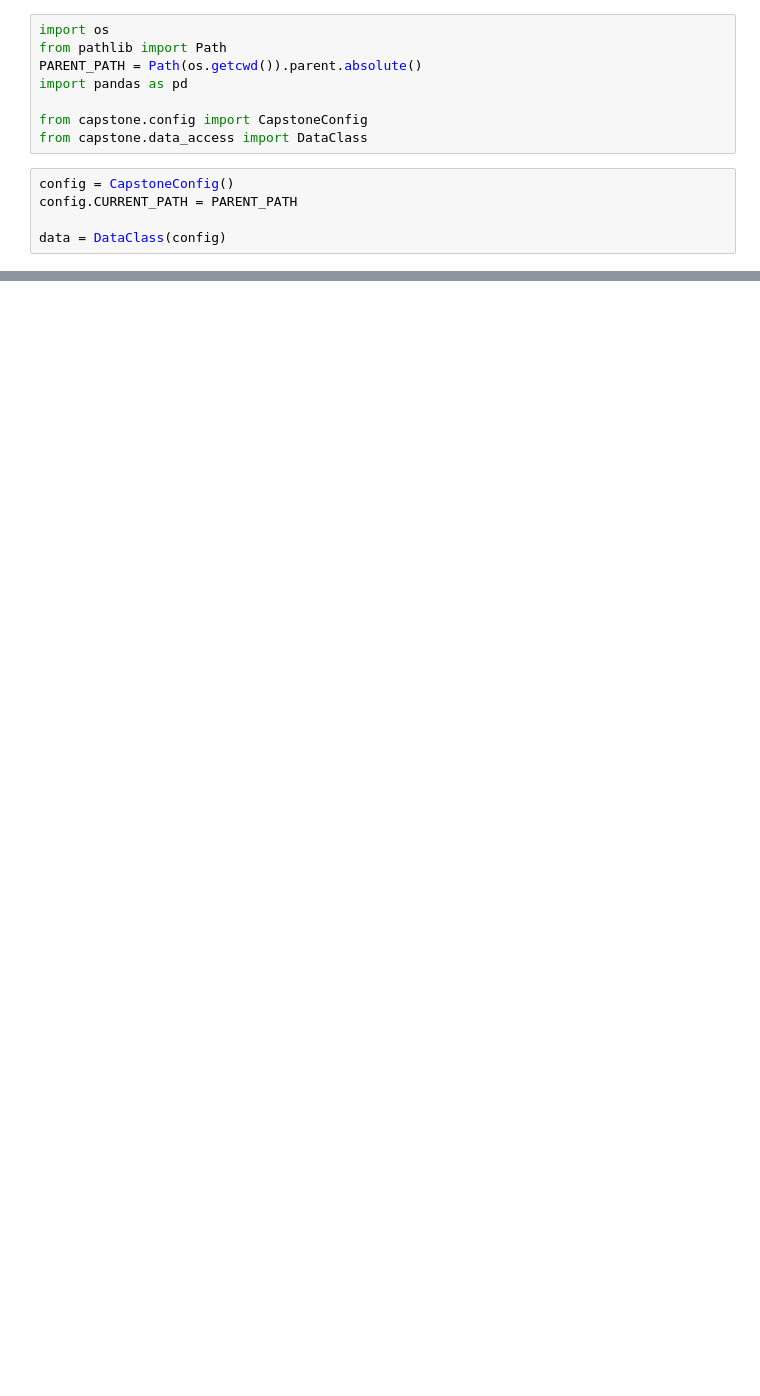
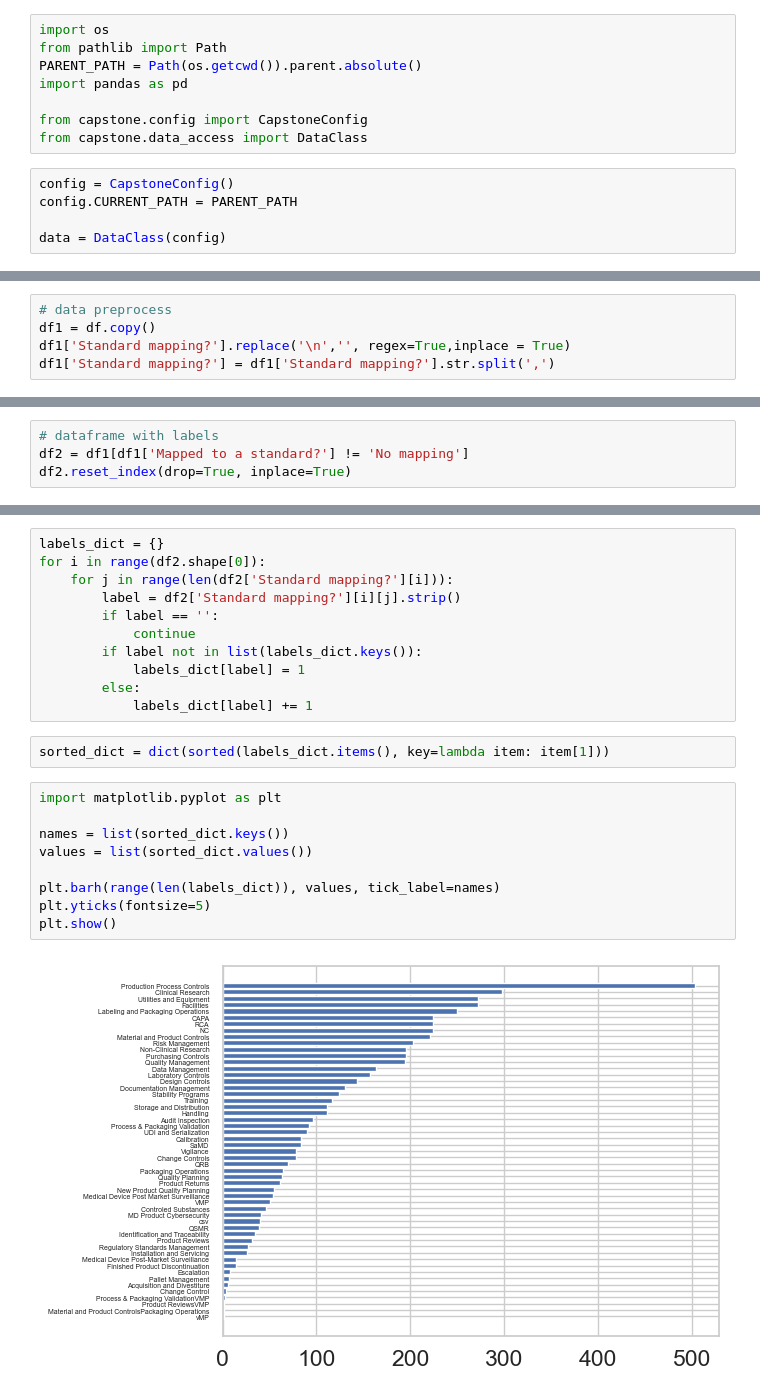
Before and after one commit to vishu-tyagi/JNJ-Capstone-Project, a Jupyter notebook: notebooks/eda.ipynb, the cells around one changed output, grey strips where cells are left out. Cells and saved outputs as stored; diff of their text form; blank space fills up the shorter version.

```diff
--- a/notebooks/eda.ipynb
+++ b/notebooks/eda.ipynb
@@ -32,0 +23,5 @@ df
+# %%
+# data preprocess
+df1 = df.copy()
+df1['Standard mapping?'].replace('\n','', regex=True,inplace = True)
+df1['Standard mapping?'] = df1['Standard mapping?'].str.split(',')
@@ -32,0 +46,4 @@ df
+# %%
+# dataframe with labels
+df2 = df1[df1['Mapped to a standard?'] != 'No mapping']
+df2.reset_index(drop=True, inplace=True)
@@ -32,0 +66,24 @@ df
+# %%
+labels_dict = {}
+for i in range(df2.shape[0]):
+    for j in range(len(df2['Standard mapping?'][i])):
+        label = df2['Standard mapping?'][i][j].strip()
+        if label == '':
+            continue
+        if label not in list(labels_dict.keys()):
+            labels_dict[label] = 1
+        else:
+            labels_dict[label] += 1
+# %%
+sorted_dict = dict(sorted(labels_dict.items(), key=lambda item: item[1]))
+# %%
+import matplotlib.pyplot as plt
+
+names = list(sorted_dict.keys())
+values = list(sorted_dict.values())
+
+plt.barh(range(len(labels_dict)), values, tick_label=names)
+plt.yticks(fontsize=5)
+plt.show()
+# %% [output]
+[figure, added]
```
Also changed, not shown: parts of 23 cells of this notebook.
